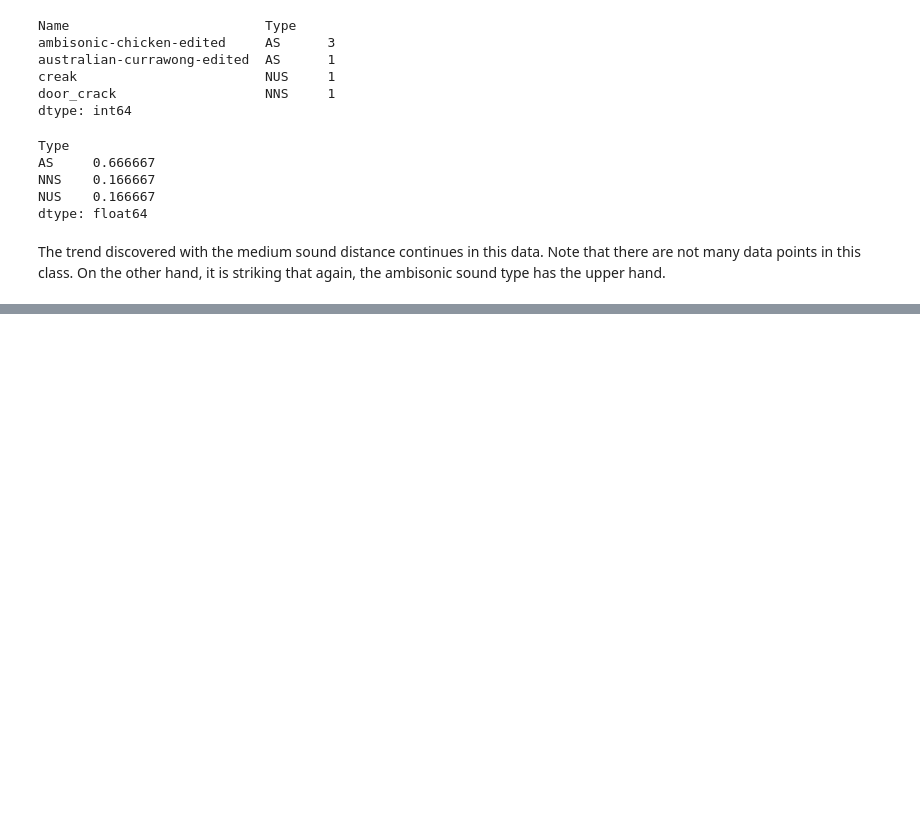
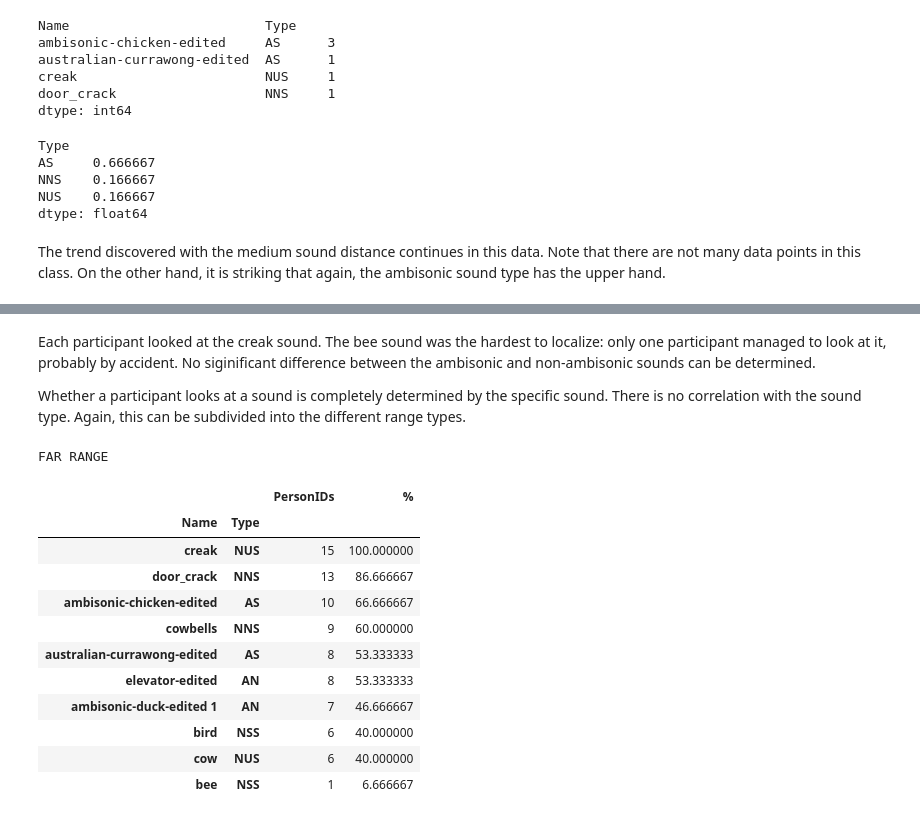
Before and after one commit to FreekDS/Analysis-Spatial-Audio-In-VR, a Jupyter notebook: spatial-audio-analysis.ipynb, the cells around one changed output, grey strips where cells are left out. Drawn from its saved outputs; the diff is of its cells as text; code cells hidden in the pictures; blank space fills up the shorter version.

```diff
--- a/spatial-audio-analysis.ipynb
+++ b/spatial-audio-analysis.ipynb
@@ -490,0 +513,25 @@ On the other hand, it is striking that again, the ambisonic sound type has the u
+# %% [markdown]
+Each participant looked at the creak sound. The bee sound was the hardest to localize: only one participant managed to look at it, probably by accident.
+No siginificant difference between the ambisonic and non-ambisonic sounds can be determined.
+
+Whether a participant looks at a sound is completely determined by the specific sound.
+There is no correlation with the sound type.
+Again, this can be subdivided into the different range types.
+# %%
+by_sound_far = all_sfx_data[all_sfx_data.RangeType == "far"]
+print("FAR RANGE")
+by_sound_analysis(by_sound_far)
+# %% [output]
+FAR RANGE
+|  |  | PersonIDs | % |
+| Name | Type |  |  |
+| creak | NUS | 15 | 100.000000 |
+| door_crack | NNS | 13 | 86.666667 |
+| ambisonic-chicken-edited | AS | 10 | 66.666667 |
+| cowbells | NNS | 9 | 60.000000 |
+| australian-currawong-edited | AS | 8 | 53.333333 |
+| elevator-edited | AN | 8 | 53.333333 |
+| ambisonic-duck-edited 1 | AN | 7 | 46.666667 |
+| bird | NSS | 6 | 40.000000 |
+| cow | NUS | 6 | 40.000000 |
+| bee | NSS | 1 | 6.666667 |
```
Also changed, not shown: parts of 9 cells of this notebook.
